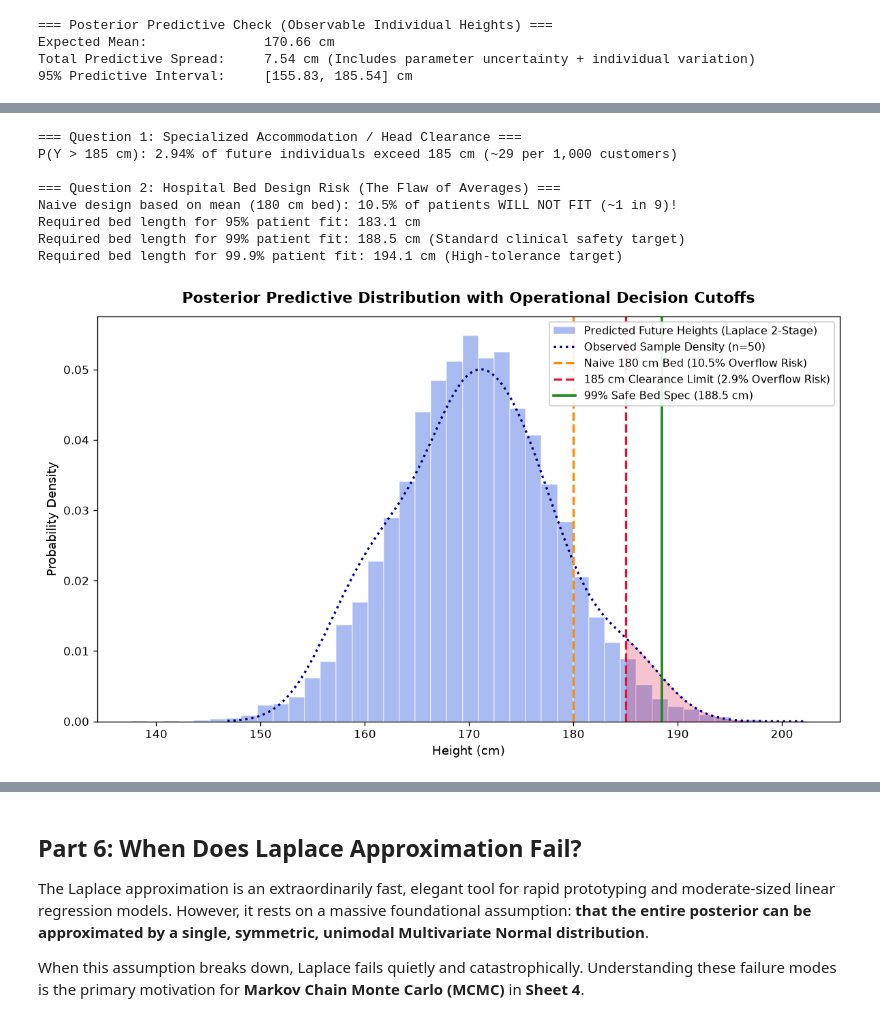
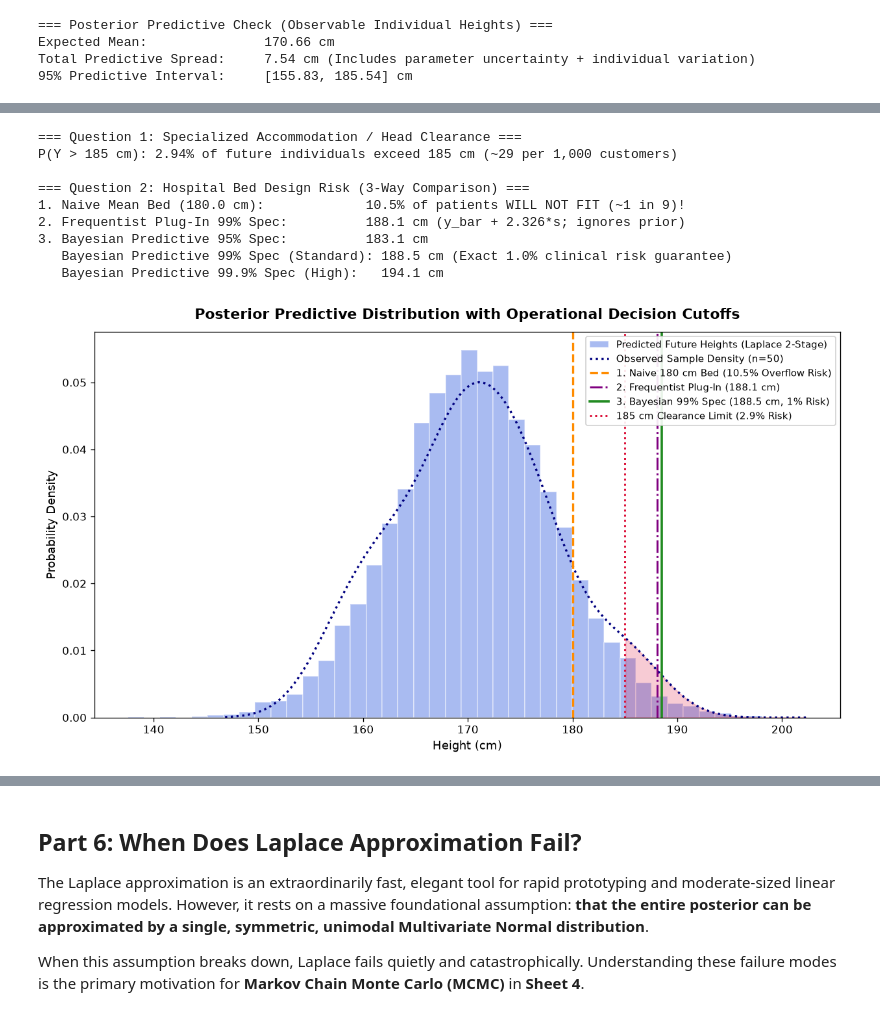
Before and after one commit to tarobins/bayesian-inference-intro, a Jupyter notebook: python/03_quadratic_laplace_approximation.ipynb, the cells around one changed output, grey strips where cells are left out. Cells and saved outputs as stored; diff of their text form; code cells hidden in the pictures.

Commit message:
Incorporate Frequentist Plug-In comparison (y_bar + z*s) and Air Force Flaw of Averages context into Step 10

```diff
--- a/python/03_quadratic_laplace_approximation.ipynb
+++ b/python/03_quadratic_laplace_approximation.ipynb
@@ -814,51 +836,61 @@ prob_exceed_185 = np.mean(pred_heights > 185.0)
 print("=== Question 1: Specialized Accommodation / Head Clearance ===")
 print(f"P(Y > 185 cm): {prob_exceed_185 * 100:.2f}% of future individuals exceed 185 cm (~{int(prob_exceed_185 * 1000)} per 1,000 customers)\n")
 
-# 2. Answer to Question 2: Hospital Bed Design Risk (The Flaw of Averages)
+# 2. Answer to Question 2: Hospital Bed Design Risk (The 3-Way Comparison)
 prob_exceed_180 = np.mean(pred_heights > 180.0)
+
+# Frequentist Plug-In Rule (Sample Mean + 2.326 * Sample SD)
+sample_mean = np.mean(heights)
+sample_sd = np.std(heights, ddof=1)
+bed_plugin_99 = sample_mean + stats.norm.ppf(0.99) * sample_sd
+
+# Bayesian Posterior Predictive Specifications
 bed_95 = np.percentile(pred_heights, 95.0)
 bed_99 = np.percentile(pred_heights, 99.0)
 bed_999 = np.percentile(pred_heights, 99.9)
 
-print("=== Question 2: Hospital Bed Design Risk (The Flaw of Averages) ===")
-print(f"Naive design based on mean (180 cm bed): {prob_exceed_180 * 100:.1f}% of patients WILL NOT FIT (~1 in {int(1/prob_exceed_180)})!")
-print(f"Required bed length for 95% patient fit: {bed_95:.1f} cm")
-print(f"Required bed length for 99% patient fit: {bed_99:.1f} cm (Standard clinical safety target)")
-print(f"Required bed length for 99.9% patient fit: {bed_999:.1f} cm (High-tolerance target)")
+print("=== Question 2: Hospital Bed Design Risk (3-Way Comparison) ===")
+print(f"1. Naive Mean Bed (180.0 cm):             {prob_exceed_180 * 100:.1f}% of patients WILL NOT FIT (~1 in {int(1/prob_exceed_180)})!")
+print(f"2. Frequentist Plug-In 99% Spec:          {bed_plugin_99:.1f} cm (y_bar + 2.326*s; ignores prior)")
+print(f"3. Bayesian Predictive 95% Spec:          {bed_95:.1f} cm")
+print(f"   Bayesian Predictive 99% Spec (Standard): {bed_99:.1f} cm (Exact 1.0% clinical risk guarantee)")
+print(f"   Bayesian Predictive 99.9% Spec (High):   {bed_999:.1f} cm")
 
 # 3. Visualization: Predictive Distribution with Decision Cutoffs
-plt.figure(figsize=(10, 6), dpi=120)
+plt.figure(figsize=(10.5, 6), dpi=120)
 plt.hist(pred_heights, bins=40, density=True, color='royalblue', alpha=0.45, edgecolor='white', label='Predicted Future Heights (Laplace 2-Stage)')
 
 kde_obs = stats.gaussian_kde(heights)
 h_grid = np.linspace(heights.min() - 10, heights.max() + 15, 300)
 plt.plot(h_grid, kde_obs(h_grid), color='navy', linewidth=2, linestyle=':', label='Observed Sample Density (n=50)')
 
 # Decision Cutoff Lines
-plt.axvline(180.0, color='darkorange', linestyle='--', linewidth=2, label=f'Naive 180 cm Bed ({prob_exceed_180*100:.1f}% Overflow Risk)')
-plt.axvline(185.0, color='crimson', linestyle='--', linewidth=2, label=f'185 cm Clearance Limit ({prob_exceed_185*100:.1f}% Overflow Risk)')
-plt.axvline(bed_99, color='forestgreen', linestyle='-', linewidth=2.2, label=f'99% Safe Bed Spec ({bed_99:.1f} cm)')
+plt.axvline(180.0, color='darkorange', linestyle='--', linewidth=2, label=f'1. Naive 180 cm Bed ({prob_exceed_180*100:.1f}% Overflow Risk)')
+plt.axvline(bed_plugin_99, color='purple', linestyle='-.', linewidth=1.8, label=f'2. Frequentist Plug-In ({bed_plugin_99:.1f} cm)')
+plt.axvline(bed_99, color='forestgreen', linestyle='-', linewidth=2.2, label=f'3. Bayesian 99% Spec ({bed_99:.1f} cm, 1% Risk)')
+plt.axvline(185.0, color='crimson', linestyle=':', linewidth=1.8, label=f'185 cm Clearance Limit ({prob_exceed_185*100:.1f}% Risk)')
 
 # Shade overflow risk zone above 185 cm
 x_fill_185 = h_grid[h_grid >= 185.0]
-plt.fill_between(x_fill_185, kde_obs(x_fill_185), color='crimson', alpha=0.25)
+plt.fill_between(x_fill_185, kde_obs(x_fill_185), color='crimson', alpha=0.22)
 
 plt.title("Posterior Predictive Distribution with Operational Decision Cutoffs", fontsize=13, fontweight='bold', pad=12)
 plt.xlabel("Height (cm)", fontsize=11)
 plt.ylabel("Probability Density", fontsize=11)
-plt.legend(loc='upper right', frameon=True, facecolor='white', framealpha=0.9, fontsize=9.5)
+plt.legend(loc='upper right', frameon=True, facecolor='white', framealpha=0.9, fontsize=8.8)
 plt.tight_layout()
 plt.show()
 # %% [output]
 === Question 1: Specialized Accommodation / Head Clearance ===
 P(Y > 185 cm): 2.94% of future individuals exceed 185 cm (~29 per 1,000 customers)
 
-=== Question 2: Hospital Bed Design Risk (The Flaw of Averages) ===
-Naive design based on mean (180 cm bed): 10.5% of patients WILL NOT FIT (~1 in 9)!
-Required bed length for 95% patient fit: 183.1 cm
-Required bed length for 99% patient fit: 188.5 cm (Standard clinical safety target)
-Required bed length for 99.9% patient fit: 194.1 cm (High-tolerance target)
+=== Question 2: Hospital Bed Design Risk (3-Way Comparison) ===
+1. Naive Mean Bed (180.0 cm):             10.5% of patients WILL NOT FIT (~1 in 9)!
+2. Frequentist Plug-In 99% Spec:          188.1 cm (y_bar + 2.326*s; ignores prior)
+3. Bayesian Predictive 95% Spec:          183.1 cm
+   Bayesian Predictive 99% Spec (Standard): 188.5 cm (Exact 1.0% clinical risk guarantee)
+   Bayesian Predictive 99.9% Spec (High):   194.1 cm
-[figure, old version]
+[figure, new version]
 # %% [markdown]
 ### 🔍 Visual Decoding: Anatomy of the Posterior Predictive Decision Graph
 
```
Also changed, not shown: parts of 2 cells of this notebook, 1 other file.
